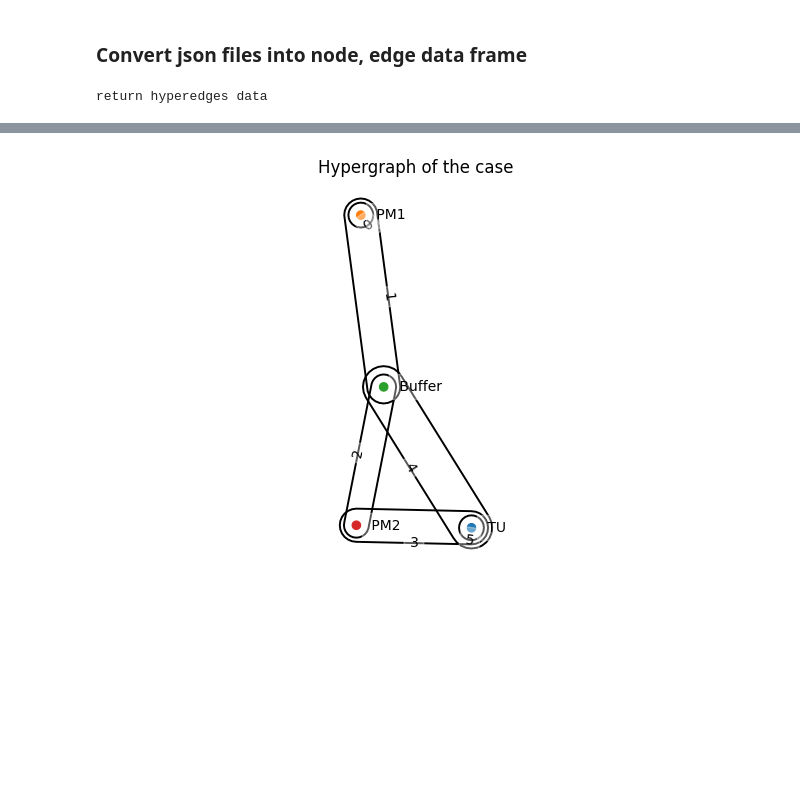
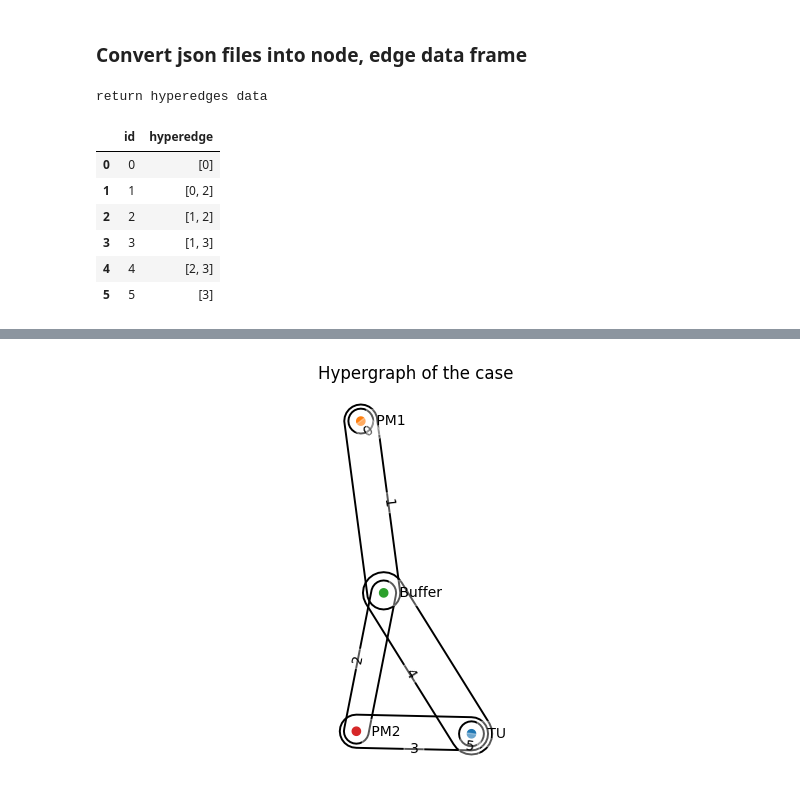
Before and after one commit to Lynch1206/Variable-Reorder4SupervisoryControl, a Jupyter notebook: Transitional_relationships.ipynb, the cells around one changed output, grey strips where cells are left out. Saved outputs shown, nothing was run; the diff lists cells and outputs as text; code cells hidden in the pictures; blank space fills up the shorter version.

```diff
--- a/Transitional_relationships.ipynb
+++ b/Transitional_relationships.ipynb
@@ -49,5 +49,13 @@ node path is: ./handlingcase/Handling_nodes.json
 # %%
 node = Hyper_Read(node_path).js2df()
 edge = Hyper_Read(edge_path).js2df()
+edge
 # %% [output]
 return hyperedges data
+|  | id | hyperedge |
+| 0 | 0 | [0] |
+| 1 | 1 | [0, 2] |
+| 2 | 2 | [1, 2] |
+| 3 | 3 | [1, 3] |
+| 4 | 4 | [2, 3] |
+| 5 | 5 | [3] |
```
Also changed, not shown: parts of 2 cells of this notebook, 4 other files.
